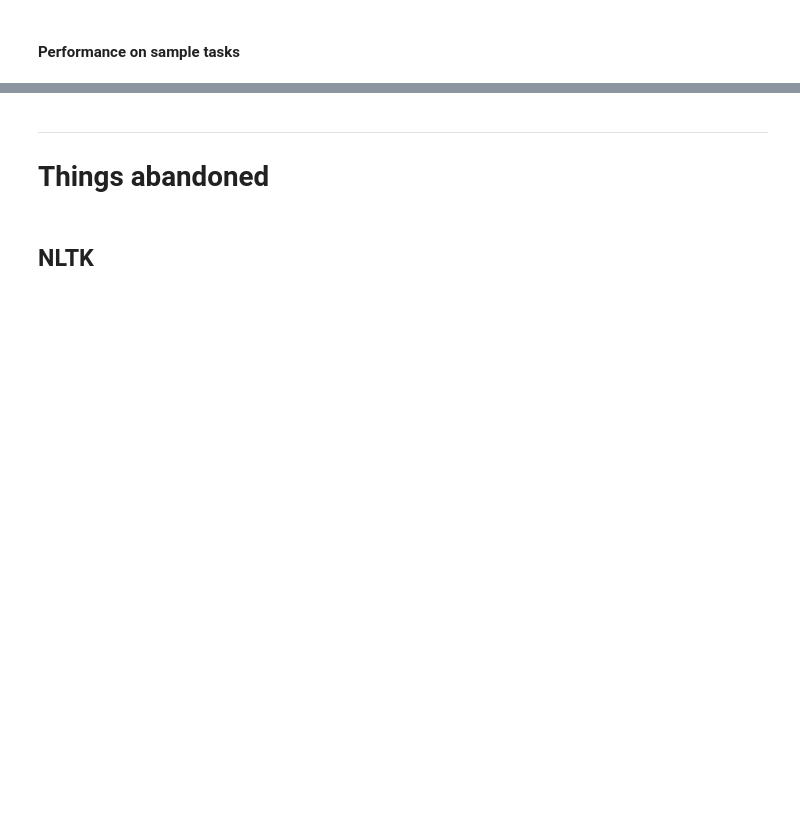
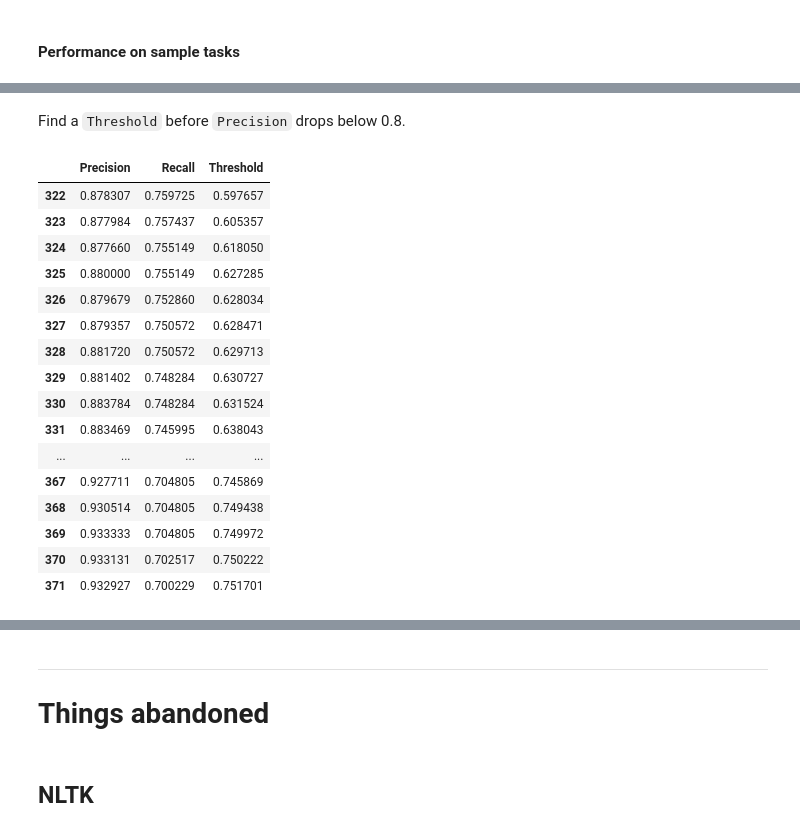
Before and after one commit to iconix/nlp-sandbox, a Jupyter notebook: nlp_classifier.ipynb, the cells around one changed output, grey strips where cells are left out. Cells and saved outputs as stored; diff of their text form; code cells hidden in the pictures; blank space fills up the shorter version.

```diff
--- a/nlp_classifier.ipynb
+++ b/nlp_classifier.ipynb
@@ -423,0 +437,13 @@ Fortunately, 1000 epochs run very quickly! And `SGDClassifier` performance has i
+# %%
+from sklearn.ensemble import VotingClassifier
+
+voting = SklearnClassifier(VotingClassifier(estimators=[
+    ('lr', logistic_regression._clf),
+    ('linear_svc', linear_svc._clf),
+    ('sgd', sgd._clf),
+    ('rf', random_forest._clf)
+], voting='soft', n_jobs=-1))
+voting.train(training_set)
+voting_predict = predict(voting, testing_set)
+voting_accuracy = accuracy(voting_predict)
+print("Soft voting classifier accuracy percent:", voting_accuracy*100)
@@ -685,0 +739,25 @@ _Note: `LinearSVC` is not implemented to provide probability estimates (https://
+# %% [markdown]
+Find a `Threshold` before `Precision` drops below 0.8.
+# %%
+from pandas import DataFrame
+
+prt_df = DataFrame.from_records(list(zip(precision, recall, prc_thresholds)), columns = ['Precision', 'Recall', 'Threshold'])
+prt_df.loc[(prt_df.Recall > 0.7) & (prt_df.Precision > 0.87)]
+# %% [output]
+|  | Precision | Recall | Threshold |
+| 322 | 0.878307 | 0.759725 | 0.597657 |
+| 323 | 0.877984 | 0.757437 | 0.605357 |
+| 324 | 0.877660 | 0.755149 | 0.618050 |
+| 325 | 0.880000 | 0.755149 | 0.627285 |
+| 326 | 0.879679 | 0.752860 | 0.628034 |
+| 327 | 0.879357 | 0.750572 | 0.628471 |
+| 328 | 0.881720 | 0.750572 | 0.629713 |
+| 329 | 0.881402 | 0.748284 | 0.630727 |
+| 330 | 0.883784 | 0.748284 | 0.631524 |
+| 331 | 0.883469 | 0.745995 | 0.638043 |
+| ... | ... | ... | ... |
+| 367 | 0.927711 | 0.704805 | 0.745869 |
+| 368 | 0.930514 | 0.704805 | 0.749438 |
+| 369 | 0.933333 | 0.704805 | 0.749972 |
+| 370 | 0.933131 | 0.702517 | 0.750222 |
+| 371 | 0.932927 | 0.700229 | 0.751701 |
```
Also changed, not shown: parts of 40 cells of this notebook, 2 other files.
